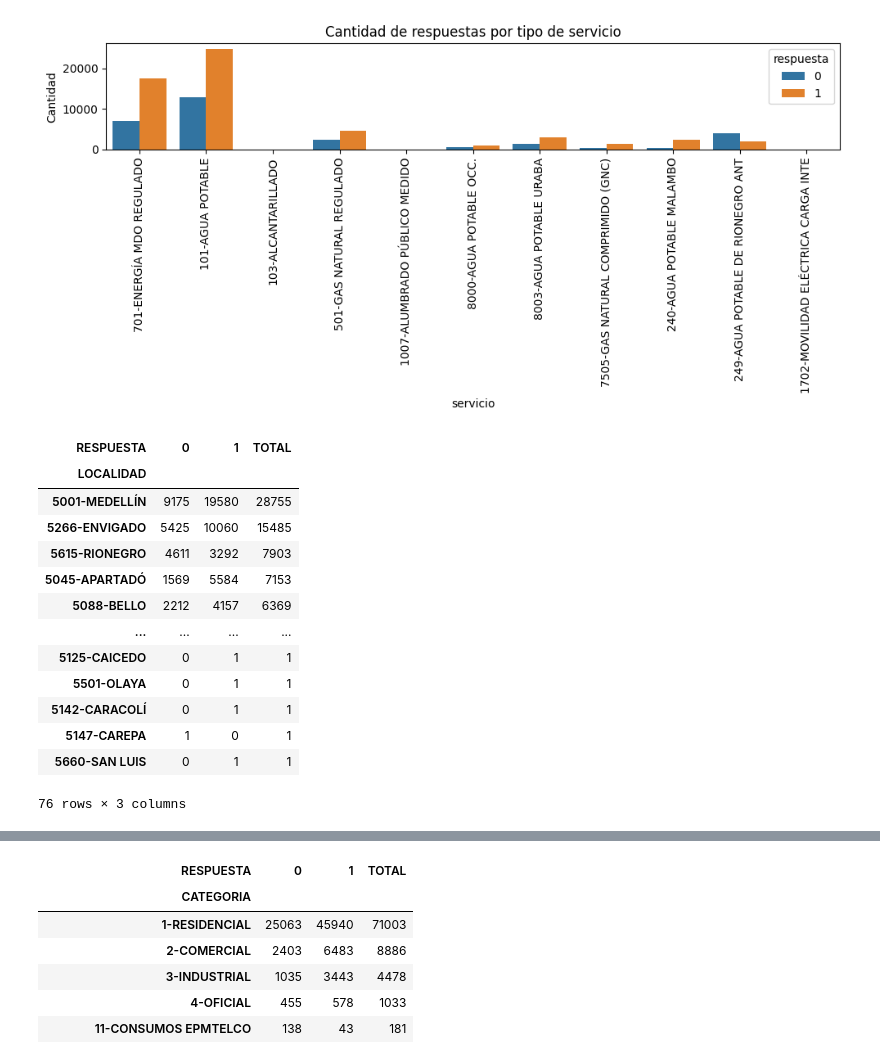
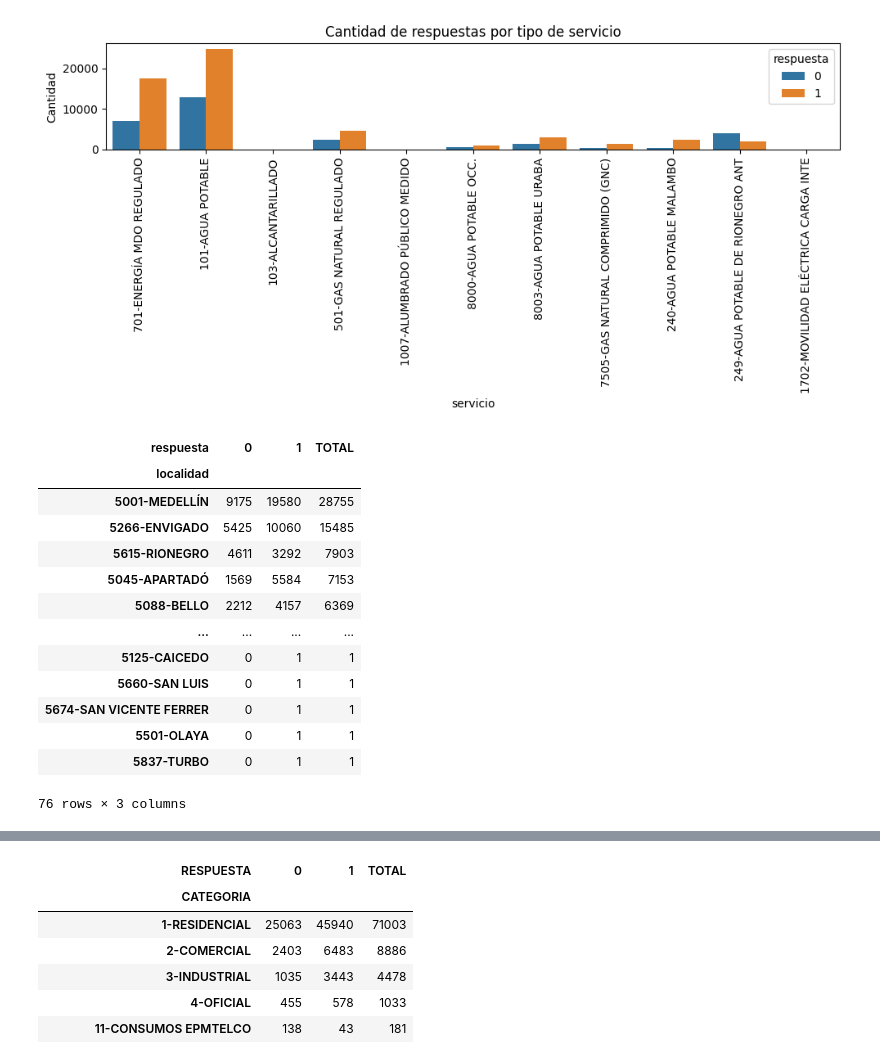
Before and after one commit to andreess891/Proyecto1_UdeM, a Jupyter notebook: Proyecto.ipynb, the cells around one changed output, grey strips where cells are left out. Saved outputs shown, nothing was run; the diff lists cells and outputs as text; code cells hidden in the pictures.

```diff
--- a/Proyecto.ipynb
+++ b/Proyecto.ipynb
@@ -185,19 +185,19 @@ plt.show()
 [figure]
 # %%
 # Agrupar por SERVICIO y obtener conteo de RESPUESTA
-tabla_resumen = df.groupby('LOCALIDAD')['RESPUESTA'].value_counts().unstack(fill_value=0)
+tabla_resumen = df.groupby('localidad')['respuesta'].value_counts().unstack(fill_value=0)
 
 # Agregar columna con total por servicio
 tabla_resumen['TOTAL'] = tabla_resumen.sum(axis=1)
 
 # Ordenar de forma descendente
 tabla_resumen_ordenada = tabla_resumen.sort_values(by='TOTAL', ascending=False)
 
 # Mostrar resultado
 tabla_resumen_ordenada
 # %% [output]
-| RESPUESTA | 0 | 1 | TOTAL |
-| LOCALIDAD |  |  |  |
+| respuesta | 0 | 1 | TOTAL |
+| localidad |  |  |  |
 | 5001-MEDELLÍN | 9175 | 19580 | 28755 |
 | 5266-ENVIGADO | 5425 | 10060 | 15485 |
 | 5615-RIONEGRO | 4611 | 3292 | 7903 |
@@ -205,10 +205,10 @@ tabla_resumen_ordenada
 | 5088-BELLO | 2212 | 4157 | 6369 |
 | ... | ... | ... | ... |
 | 5125-CAICEDO | 0 | 1 | 1 |
+| 5660-SAN LUIS | 0 | 1 | 1 |
+| 5674-SAN VICENTE FERRER | 0 | 1 | 1 |
 | 5501-OLAYA | 0 | 1 | 1 |
-| 5142-CARACOLÍ | 0 | 1 | 1 |
-| 5147-CAREPA | 1 | 0 | 1 |
-| 5660-SAN LUIS | 0 | 1 | 1 |
+| 5837-TURBO | 0 | 1 | 1 |
 76 rows × 3 columns
 # %%
 plt.figure(figsize=(12, 6))
```
Also changed, not shown: parts of 1 cell of this notebook.
